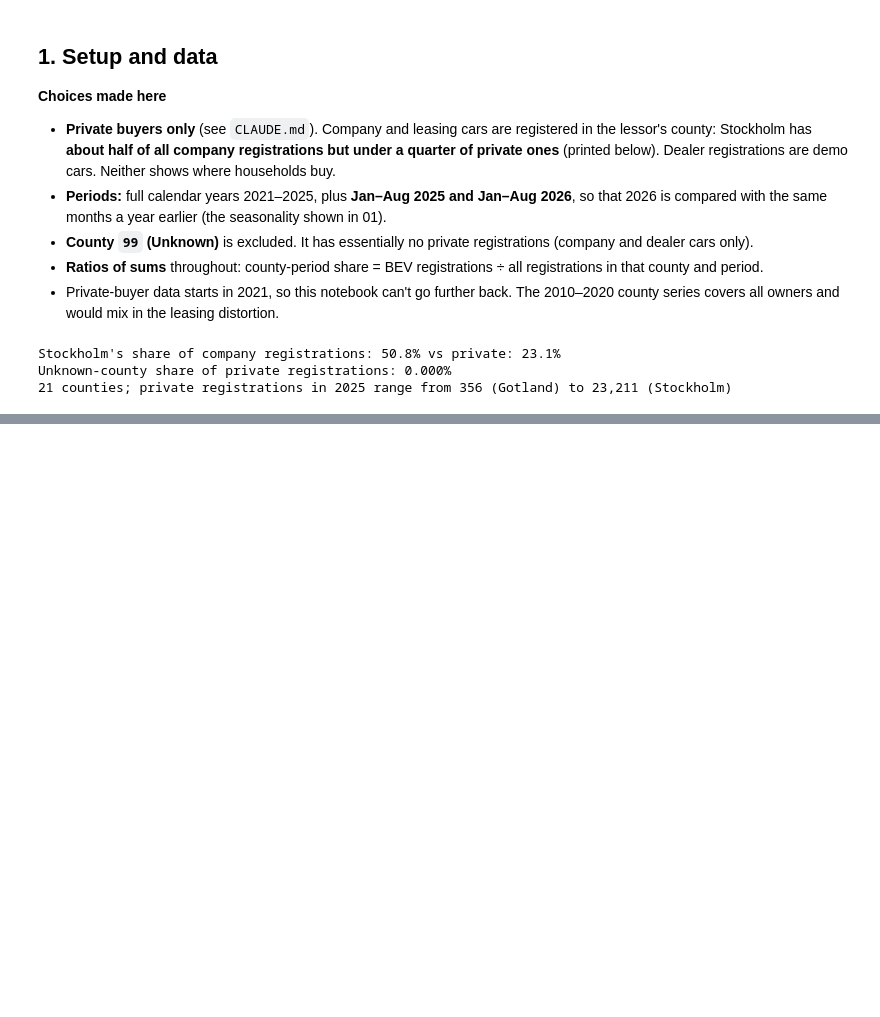
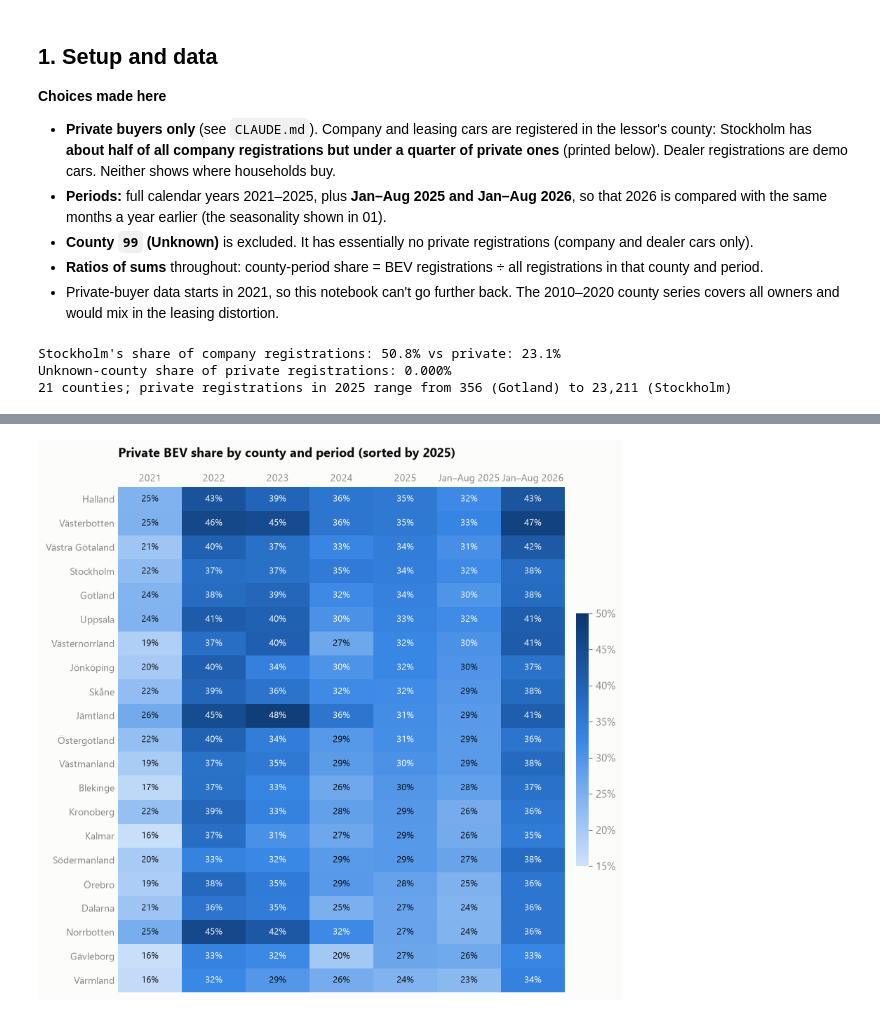
Before and after one commit to suv999/sweden-ev-adoption, a Jupyter notebook: notebooks/02_regional.ipynb, the cells around one changed output, grey strips where cells are left out. Drawn from its saved outputs; the diff is of its cells as text; code cells hidden in the pictures; blank space fills up the shorter version.

```diff
--- a/notebooks/02_regional.ipynb
+++ b/notebooks/02_regional.ipynb
@@ -71,0 +78,24 @@ Unknown-county share of private registrations: 0.000%
+# %%
+order = bev.sort_values("2025", ascending=False).index
+H = bev.loc[order]
+
+fig, ax = plt.subplots(figsize=(9, 8.5))
+im = ax.imshow(H.values, cmap=viz.blue_cmap(), vmin=0.15, vmax=0.50, aspect="auto")
+ax.set_xticks(range(H.shape[1]), H.columns, rotation=0, fontsize=9)
+ax.set_yticks(range(H.shape[0]), H.index, fontsize=9)
+ax.tick_params(axis="x", top=True, labeltop=True, bottom=False, labelbottom=False, length=0)
+ax.tick_params(axis="y", length=0)
+ax.grid(False)
+for s in ax.spines.values():
+    s.set_visible(False)
+for i in range(H.shape[0]):
+    for j in range(H.shape[1]):
+        v = H.iat[i, j]
+        ax.text(j, i, f"{v:.0%}", ha="center", va="center", fontsize=8.5, color="white" if v > 0.30 else INK)
+ax.set_title("Private BEV share by county and period (sorted by 2025)", pad=28)
+save_cb = fig.colorbar(im, ax=ax, format=PCT, shrink=0.5, pad=0.02)
+save_cb.outline.set_visible(False)
+viz.save(fig, "02_county_heatmap", FIGS)
+plt.show()
+# %% [output]
+[figure, added]
```
Also changed, not shown: parts of 3 cells of this notebook, 2 other files.
